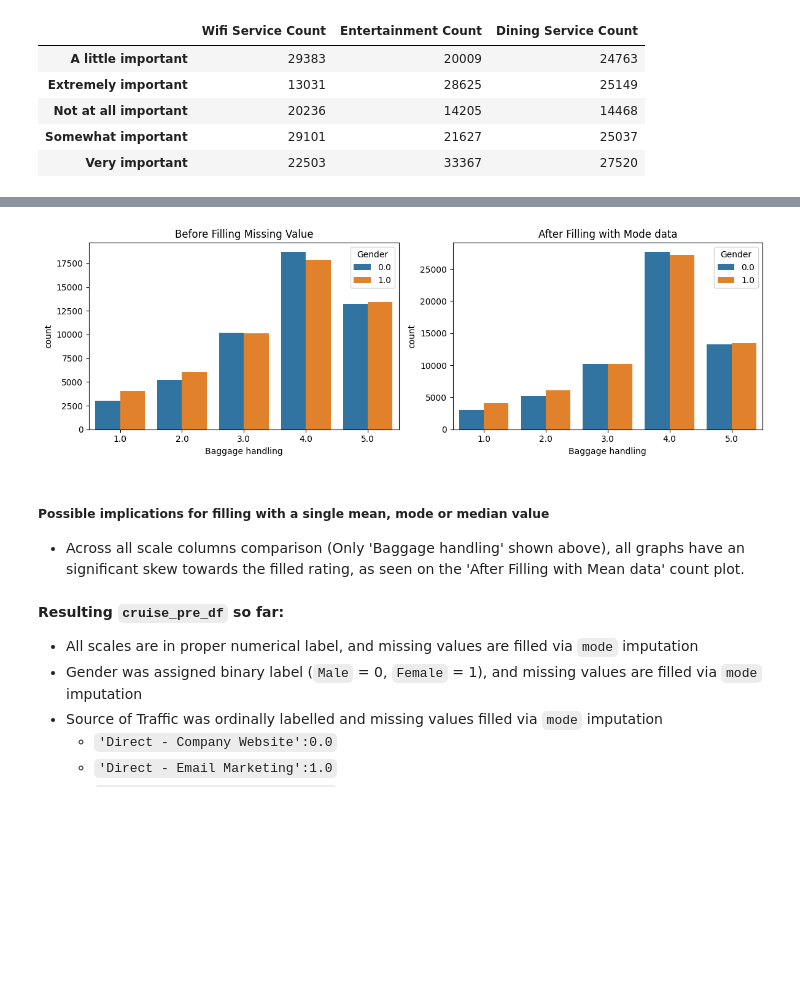
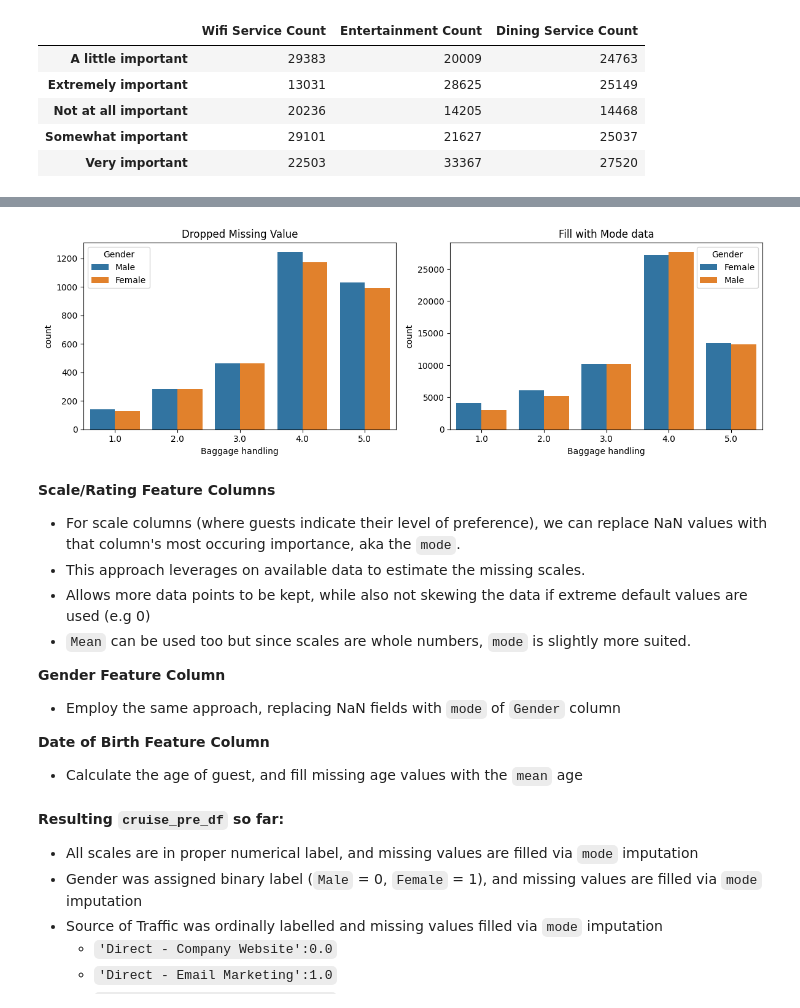
Before and after one commit to jaspereap/machine-learning-pipeline, a Jupyter notebook: eda.ipynb, the cells around one changed output, grey strips where cells are left out. Drawn from its saved outputs; the diff is of its cells as text; code cells hidden in the pictures; blank space fills up the shorter version.

Commit message:
merging data, sensitivity analysis

```diff
--- a/eda.ipynb
+++ b/eda.ipynb
@@ -115,0 +136,7 @@ cruise_pre_df.head()
+# %%
+# Create a new variable that holds the merged set of Dataset 1 and 2
+
+merged_data = cruise_pre_df.merge(cruise_post_df, left_on='Ext_Intcode', right_on='Ext_Intcode')
+
+# Display part of the new merged dataset
+merged_data.head()
@@ -160,4 +197,4 @@ encode_columns = ['Onboard Wifi Service', 'Onboard Entertainment', 'Onboard Dini
 
 # Iterate encoding for each column
 for column in encode_columns:
-    cruise_pre_df[column] = cruise_pre_df[column].map(scale_map)
+    merged_data[column] = merged_data[column].map(scale_map)
@@ -226,37 +238,51 @@ Assumptions:
 # %%
 import warnings
 warnings.filterwarnings("ignore")
 
-fig, axes = plt.subplots(1, 2, figsize=(12, 4))  # 1 row, 2 columns
-
 x_column = 'Baggage handling' # Change value here to view different column
 
+# Create a temporary dataframe copy to drop missing value
+dropped_data = merged_data.copy()
+dropped_data.dropna(inplace=True)
+
+# Create a temporary dataframe copy to perform missing data fill
+adjusted_data = merged_data.copy()
+adjusted_data[x_column].fillna(merged_data[x_column].mode()[0], inplace=True)
+
+# Create a 1 by 2 sub-plot
+fig, axes = plt.subplots(1, 2, figsize=(12, 4))
+
 # Ease of Online booking count plot without filling NaN values
-plot1 = sns.countplot(data=cruise_pre_df,
+plot1 = sns.countplot(data=dropped_data,
                     x=x_column,
                     hue='Gender',
                     ax=axes[0])
-plot1.set_title('Before Filling Missing Value')
-
-# Create a temporary dataframe copy to perform missing data fill
-adjusted_data = cruise_pre_df.copy()
-adjusted_data[x_column].fillna(cruise_pre_df[x_column].mean().round(), inplace=True)
+plot1.set_title('Dropped Missing Value')
 
 
 # Ease of Online booking count plot after filling with mode data
 plot2 = sns.countplot(data=adjusted_data,
                     x=x_column,
                     hue='Gender',
                     ax=axes[1])
-plot2.set_title('After Filling with Mode data')
+plot2.set_title('Fill with Mode data')
 
 plt.tight_layout()
 plt.show()
 # %% [output]
-[figure, old version]
+[figure, new version]
-# %% [markdown]
-##### Possible implications for filling with a single mean, mode or median value
-- Across all scale columns comparison (Only 'Baggage handling' shown above), all graphs have an significant skew towards the filled rating, as seen on the 'After Filling with Mean data' count plot.
+# %% [markdown]
+**Scale/Rating Feature Columns**
+- For scale columns (where guests indicate their level of preference), we can replace NaN values with that column's most occuring importance, aka the `mode`.
+- This approach leverages on available data to estimate the missing scales.
+- Allows more data points to be kept, while also not skewing the data if extreme default values are used (e.g 0)
+- `Mean` can be used too but since scales are whole numbers, `mode` is slightly more suited.
+
+**Gender Feature Column**
+- Employ the same approach, replacing NaN fields with `mode` of `Gender` column
+
+**Date of Birth Feature Column**
+- Calculate the age of guest, and fill missing age values with the `mean` age
 # %%
 # Define a list of column names that belongs to guest's scale rating
 scale_columns = ['Onboard Wifi Service',
```
Also changed, not shown: parts of 25 cells of this notebook.
